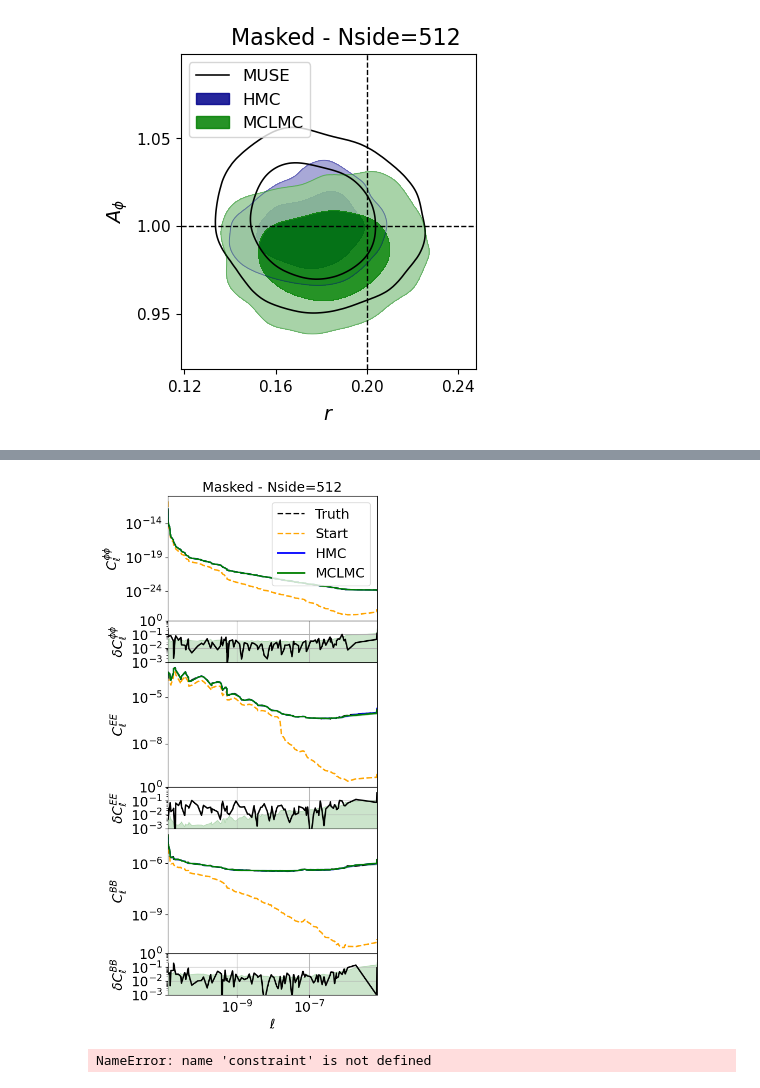
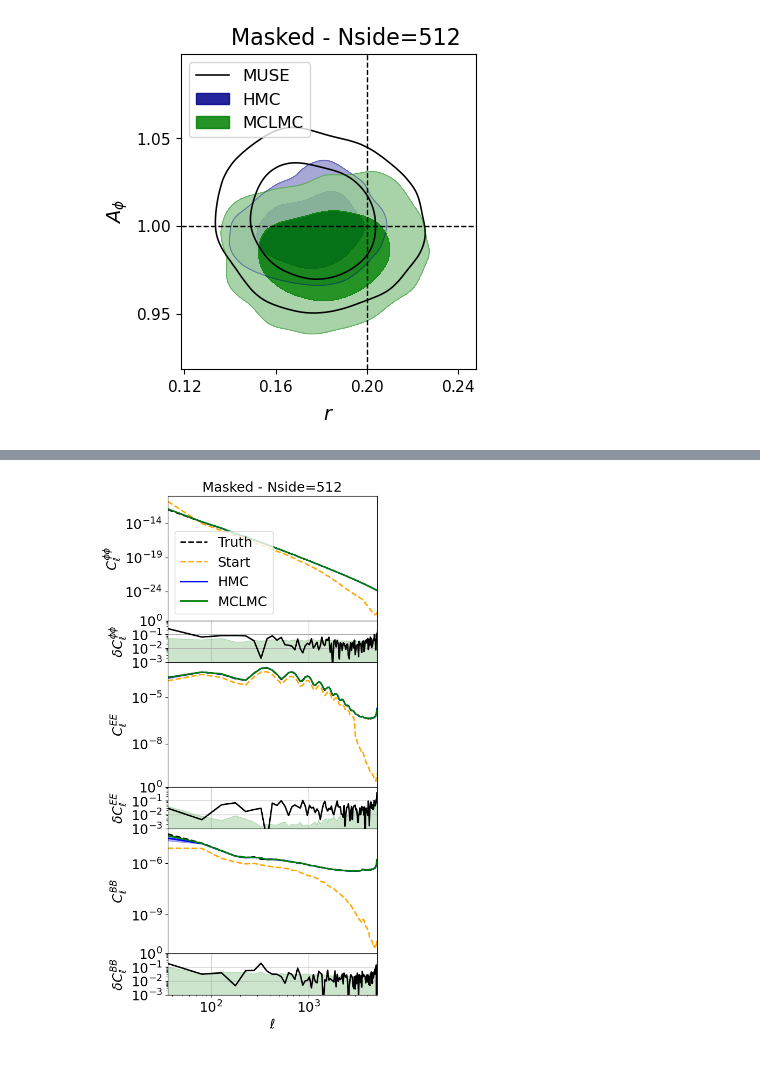
Before and after one commit to JaimeRZP/CMBLensingInferenceTestProblem, a Jupyter notebook: plotting/plotting.ipynb, the cells around one changed output, grey strips where cells are left out. Drawn from its saved outputs; the diff is of its cells as text; code cells hidden in the pictures.

```diff
--- a/plotting/plotting.ipynb
+++ b/plotting/plotting.ipynb
@@ -40,7 +90,10 @@ MUSE_hyperparams_512  = np.load("../summaries/unmasked/hyperparams/MUSE_hyperpar
 # %%
+true_cls_masked_512 = np.load("../new_summaries/masked/true_cls_Nside_512_masking_true.npz")
 HMC_hyperparams_masked_512  = np.load("../summaries/masked/hyperparams/HMC_hyperparams_masked_Nside_512.npz")
+HMC_cls_masked_512 = np.load("../summaries/masked/cls/HMC_cls_masked_Nside_512.npz")
+
+MCHMC_cls_masked_512 = np.load("../summaries/masked/cls/MCHMC_cls_masked_Nside_512.npz")
 MCHMC_hyperparams_masked_512  = np.load("../summaries/masked/hyperparams/MCHMC_hyperparams_masked_Nside_512.npz")
-MUSE_hyperparams_masked_512  = np.load("../summaries/masked/hyperparams/MUSE_hyperparams_masked_Nside_512.npz")
 # %% [markdown]
 ### Make GetDist items
 # %%
@@ -592,13 +606,13 @@ fig.subplots_adjust(hspace=0)
 fig.subplots_adjust(wspace=0)
 
 # phi-phi
-axis[0].plot(np.sort(start_cls_masked_512["ells"]), true_cls_masked_512["phi_cls_true"], 'k--', lw=2, label="Truth")
-axis[0].plot(np.sort(start_cls_masked_512["ells"]), start_cls_masked_512["phi_cls_start"], '--', color="orange", lw=2, label="Start")
-axis[0].plot(np.sort(start_cls_masked_512["ells"]), HMC_cls_masked_512["phi_cls_m"], 'b-', lw=2, label="HMC")
-axis[0].fill_between(np.sort(start_cls_masked_512["ells"]), HMC_cls_masked_512["phi_cls_m"]+HMC_cls_masked_512["phi_cls_s"],
+axis[0].plot(true_cls_masked_512["ells"], true_cls_masked_512["phi_cls_true"], 'k--', lw=2, label="Truth")
+axis[0].plot(true_cls_masked_512["ells"], true_cls_masked_512["phi_cls_start"], '--', color="orange", lw=2, label="Start")
+axis[0].plot(true_cls_masked_512["ells"], HMC_cls_masked_512["phi_cls_m"], 'b-', lw=2, label="HMC")
+axis[0].fill_between(true_cls_masked_512["ells"], HMC_cls_masked_512["phi_cls_m"]+HMC_cls_masked_512["phi_cls_s"],
                      HMC_cls_masked_512["phi_cls_m"]-HMC_cls_masked_512["phi_cls_s"], color='b', alpha=.3)
-axis[0].plot(np.sort(start_cls_masked_512["ells"]), MCHMC_cls_masked_512["phi_cls_m"], 'g-', lw=2, label="MCLMC")
-axis[0].fill_between(np.sort(start_cls_masked_512["ells"]), MCHMC_cls_masked_512["phi_cls_m"]+MCHMC_cls_masked_512["phi_cls_s"],
+axis[0].plot(true_cls_masked_512["ells"], MCHMC_cls_masked_512["phi_cls_m"], 'g-', lw=2, label="MCLMC")
+axis[0].fill_between(true_cls_masked_512["ells"], MCHMC_cls_masked_512["phi_cls_m"]+MCHMC_cls_masked_512["phi_cls_s"],
                      MCHMC_cls_masked_512["phi_cls_m"]-MCHMC_cls_masked_512["phi_cls_s"], color='g', alpha=.3)
 axis[0].set_title("Masked - Nside=512")
 axis[0].set_xscale('log')
@@ -606,71 +620,71 @@ axis[0].set_yscale('log')
 axis[0].set_ylabel(r"$C_\ell^{\phi \phi}$")
 axis[0].legend()
 axis[0].set_xticks([])
-axis[0].set_xlim(np.sort(start_cls_masked_512["ells"])[0], np.sort(start_cls_masked_512["ells"])[-1])
+axis[0].set_xlim(true_cls_masked_512["ells"][0], true_cls_masked_512["ells"][-1])
 
-axis[1].plot(np.sort(start_cls_masked_512["ells"]), np.abs(MCHMC_cls_masked_512["phi_cls_m"]-true_cls_masked_512["phi_cls_true"])/true_cls_masked_512["phi_cls_true"], 'k-', lw=2, label="MCLMC")
-axis[1].fill_between(np.sort(start_cls_masked_512["ells"]), MCHMC_cls_masked_512["phi_cls_s"]/true_cls_masked_512["phi_cls_true"],
-                     np.zeros(len(start_cls_masked_512["ells"])), color='g', alpha=.2)
+axis[1].plot(true_cls_masked_512["ells"], np.abs(MCHMC_cls_masked_512["phi_cls_m"]-true_cls_masked_512["phi_cls_true"])/true_cls_masked_512["phi_cls_true"], 'k-', lw=2, label="MCLMC")
+axis[1].fill_between(true_cls_masked_512["ells"], MCHMC_cls_masked_512["phi_cls_s"]/true_cls_masked_512["phi_cls_true"],
+                     np.zeros(len(true_cls_masked_512["ells"])), color='g', alpha=.2)
 axis[1].set_xscale('log')
 axis[1].set_yscale('log')
 axis[1].set_xticklabels([])
 axis[1].set_ylim([1e-3, 1])
 axis[1].set_ylabel(r"$\delta C_\ell^{\phi \phi}$")
-axis[1].set_xlim(np.sort(start_cls_masked_512["ells"])[0], np.sort(start_cls_masked_512["ells"])[-1])
+axis[1].set_xlim(true_cls_masked_512["ells"][0], true_cls_masked_512["ells"][-1])
 axis[1].grid()
 
 # EE
-axis[2].plot(np.sort(start_cls_masked_512["ells"]), true_cls_masked_512["E_cls_true"], 'k--', lw=2, label="Trurth")
-axis[2].plot(np.sort(start_cls_masked_512["ells"]), start_cls_masked_512["E_cls_start"], '--', color="orange", lw=2, label="Start")
-axis[2].plot(np.sort(start_cls_masked_512["ells"]), HMC_cls_masked_512["E_cls_m"], 'b-', lw=2, label="MCLMC")
-axis[2].fill_between(np.sort(start_cls_masked_512["ells"]), HMC_cls_masked_512["E_cls_m"]+HMC_cls_masked_512["E_cls_s"],
+axis[2].plot(true_cls_masked_512["ells"], true_cls_masked_512["E_cls_true"], 'k--', lw=2, label="Trurth")
+axis[2].plot(true_cls_masked_512["ells"], true_cls_masked_512["E_cls_start"], '--', color="orange", lw=2, label="Start")
+axis[2].plot(true_cls_masked_512["ells"], HMC_cls_masked_512["E_cls_m"], 'b-', lw=2, label="MCLMC")
+axis[2].fill_between(true_cls_masked_512["ells"], HMC_cls_masked_512["E_cls_m"]+HMC_cls_masked_512["E_cls_s"],
                      HMC_cls_masked_512["E_cls_m"]-HMC_cls_masked_512["E_cls_s"], color='b', alpha=.3)
-axis[2].plot(np.sort(start_cls_masked_512["ells"]), MCHMC_cls_masked_512["E_cls_m"], 'g-', lw=2, label="MCLMC")
-axis[2].fill_between(np.sort(start_cls_masked_512["ells"]), MCHMC_cls_masked_512["E_cls_m"]+MCHMC_cls_masked_512["E_cls_s"],
+axis[2].plot(true_cls_masked_512["ells"], MCHMC_cls_masked_512["E_cls_m"], 'g-', lw=2, label="MCLMC")
+axis[2].fill_between(true_cls_masked_512["ells"], MCHMC_cls_masked_512["E_cls_m"]+MCHMC_cls_masked_512["E_cls_s"],
                      MCHMC_cls_masked_512["E_cls_m"]-MCHMC_cls_masked_512["E_cls_s"], color='g', alpha=.3)
 axis[2].set_xscale('log')
 axis[2].set_yscale('log')
 axis[2].set_ylabel(r"$C_\ell^{EE}$")
 axis[2].set_xticks([])
-axis[2].set_xlim(np.sort(start_cls_masked_512["ells"])[0], np.sort(start_cls_masked_512["ells"])[-1])
+axis[2].set_xlim(true_cls_masked_512["ells"][0], true_cls_masked_512["ells"][-1])
 
-axis[3].plot(np.sort(start_cls_masked_512["ells"]), np.abs(MCHMC_cls_masked_512["E_cls_m"]-true_cls_masked_512["E_cls_true"])/true_cls_masked_512["E_cls_true"], 'k-', lw=2, label="MCLMC")
-axis[3].fill_between(np.sort(start_cls_masked_512["ells"]), MCHMC_cls_masked_512["E_cls_s"]/true_cls_masked_512["E_cls_true"],
-                     np.zeros(len(start_cls_masked_512["ells"])), color='g', alpha=.2)
+axis[3].plot(true_cls_masked_512["ells"], np.abs(MCHMC_cls_masked_512["E_cls_m"]-true_cls_masked_512["E_cls_true"])/true_cls_masked_512["E_cls_true"], 'k-', lw=2, label="MCLMC")
+axis[3].fill_between(true_cls_masked_512["ells"], MCHMC_cls_masked_512["E_cls_s"]/true_cls_masked_512["E_cls_true"],
+                     np.zeros(len(true_cls_masked_512["ells"])), color='g', alpha=.2)
 axis[3].set_xscale('log')
 axis[3].set_yscale('log')
 axis[3].set_xticklabels([])
 axis[3].set_ylim([1e-3, 1])
 axis[3].set_ylabel(r"$\delta C_\ell^{EE}$")
-axis[3].set_xlim(np.sort(start_cls_masked_512["ells"])[0], np.sort(start_cls_masked_512["ells"])[-1])
+axis[3].set_xlim(true_cls_masked_512["ells"][0], true_cls_masked_512["ells"][-1])
 axis[3].grid()
 
 # BB
-axis[4].plot(np.sort(start_cls_masked_512["ells"]), true_cls_masked_512["B_cls_true"], 'k--', lw=2, label="Trurth")
-axis[4].plot(np.sort(start_cls_masked_512["ells"]), start_cls_masked_512["B_cls_start"], '--', color="orange", lw=2, label="Start")
-axis[4].plot(np.sort(start_cls_masked_512["ells"]), HMC_cls_masked_512["B_cls_m"], 'b-', lw=2, label="MCLMC")
-axis[4].fill_between(np.sort(start_cls_masked_512["ells"]), HMC_cls_masked_512["B_cls_m"]+HMC_cls_masked_512["B_cls_s"],
+axis[4].plot(true_cls_masked_512["ells"], true_cls_masked_512["B_cls_true"], 'k--', lw=2, label="Trurth")
+axis[4].plot(true_cls_masked_512["ells"], true_cls_masked_512["B_cls_start"], '--', color="orange", lw=2, label="Start")
+axis[4].plot(true_cls_masked_512["ells"], HMC_cls_masked_512["B_cls_m"], 'b-', lw=2, label="MCLMC")
+axis[4].fill_between(true_cls_masked_512["ells"], HMC_cls_masked_512["B_cls_m"]+HMC_cls_masked_512["B_cls_s"],
                      HMC_cls_masked_512["B_cls_m"]-HMC_cls_masked_512["B_cls_s"], color='b', alpha=.3)
-axis[4].plot(np.sort(start_cls_masked_512["ells"]), MCHMC_cls_masked_512["B_cls_m"], 'g-', lw=2, label="MCLMC")
-axis[4].fill_between(np.sort(start_cls_masked_512["ells"]), MCHMC_cls_masked_512["B_cls_m"]+MCHMC_cls_masked_512["B_cls_s"],
+axis[4].plot(true_cls_masked_512["ells"], MCHMC_cls_masked_512["B_cls_m"], 'g-', lw=2, label="MCLMC")
+axis[4].fill_between(true_cls_masked_512["ells"], MCHMC_cls_masked_512["B_cls_m"]+MCHMC_cls_masked_512["B_cls_s"],
                      MCHMC_cls_masked_512["B_cls_m"]-MCHMC_cls_masked_512["B_cls_s"], color='g', alpha=.3)
 axis[4].set_xscale('log')
 axis[4].set_yscale('log')
 axis[4].set_ylabel(r"$C_\ell^{BB}$")
-axis[4].set_xlim(np.sort(start_cls_masked_512["ells"])[0], np.sort(start_cls_masked_512["ells"])[-1])
+axis[4].set_xlim(true_cls_masked_512["ells"][0], true_cls_masked_512["ells"][-1])
 
-axis[5].plot(np.sort(start_cls_masked_512["ells"]), np.abs(MCHMC_cls_masked_512["B_cls_m"]-true_cls_masked_512["B_cls_true"])/true_cls_masked_512["B_cls_true"], 'k-', lw=2, label="MCLMC")
-axis[5].fill_between(np.sort(start_cls_masked_512["ells"]), MCHMC_cls_masked_512["B_cls_s"]/true_cls_masked_512["B_cls_true"],
-                     np.zeros(len(start_cls_masked_512["ells"])), color='g', alpha=.2)
+axis[5].plot(true_cls_masked_512["ells"], np.abs(MCHMC_cls_masked_512["B_cls_m"]-true_cls_masked_512["B_cls_true"])/true_cls_masked_512["B_cls_true"], 'k-', lw=2, label="MCLMC")
+axis[5].fill_between(true_cls_masked_512["ells"], MCHMC_cls_masked_512["B_cls_s"]/true_cls_masked_512["B_cls_true"],
+                     np.zeros(len(true_cls_masked_512["ells"])), color='g', alpha=.2)
 axis[5].set_xscale('log')
 axis[5].set_yscale('log')
 axis[5].set_xlabel(r"$\ell$")
 axis[5].set_ylim([1e-3, 1])
 axis[5].set_ylabel(r"$\delta C_\ell^{BB}$")
-axis[5].set_xlim(np.sort(start_cls_masked_512["ells"])[0], np.sort(start_cls_masked_512["ells"])[-1])
+axis[5].set_xlim(true_cls_masked_512["ells"][0], true_cls_masked_512["ells"][-1])
 axis[5].grid()
 
 plt.savefig("/mnt/c/Users/jaime/Desktop/mchmc_lensing/masked_phiphi_EE_BB.pdf", bbox_inches='tight')
 plt.show()
 # %% [output]
-[figure, old version]
+[figure, new version]
@@ -689,4 +690,0 @@ def make_k_table(file):
-# %%
-print("&", "$", constraint, "$", end = " ")
-# %% [output]
-NameError: name 'constraint' is not defined
```
Also changed, not shown: parts of 22 cells of this notebook, 1 other file.
